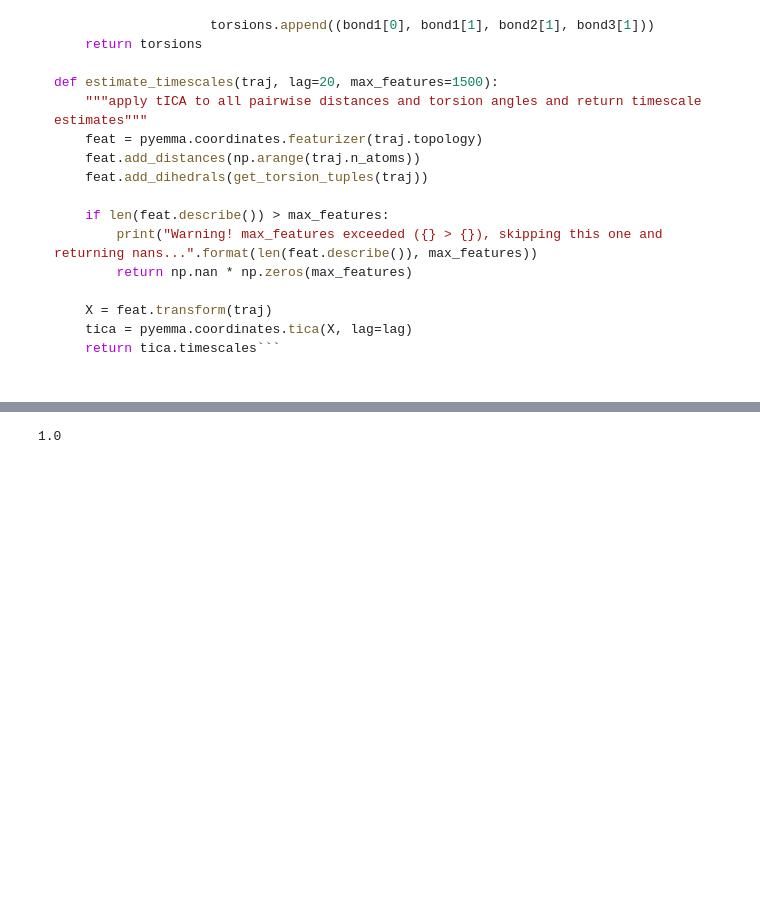
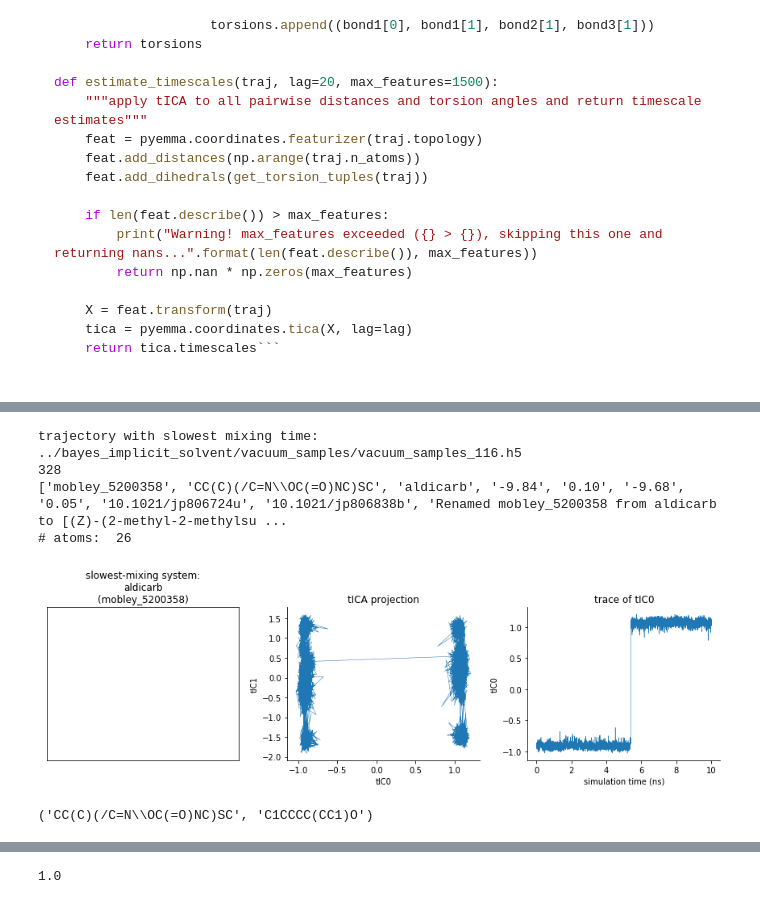
Before and after one commit to openforcefield/bayes-implicit-solvent, a Jupyter notebook: notebooks/assessing whether 10ns gas-phase configuration sampling was sufficient.ipynb, the cells around one changed output, grey strips where cells are left out. Saved outputs shown, nothing was run; the diff lists cells and outputs as text; code cells hidden in the pictures; blank space fills up the shorter version.

```diff
--- a/notebooks/assessing whether 10ns gas-phase configuration sampling was sufficient.ipynb
+++ b/notebooks/assessing whether 10ns gas-phase configuration sampling was sufficient.ipynb
@@ -86,0 +136,76 @@ Text(0.5,1,'estimated mixing times as a fraction of simulation length')
+# %%
+# Let's look more closely at the slowest-mixing system
+from bayes_implicit_solvent.solvation_free_energy import smiles_list, db
+filename_index_of_slowest_one = np.argmax(mixing_times)
+
+def parse_index_from_fname(fname):
+    fname = fname.split('_')[-1]
+    return int(fname[:fname.find('.h5')])
+
+print('trajectory with slowest mixing time: ', traj_names[filename_index_of_slowest_one])
+
+index_of_slowest_one = parse_index_from_fname(traj_names[filename_index_of_slowest_one])
+
+smiles = smiles_list[index_of_slowest_one]
+for i in range(len(db)):
+    if db[i][1] == smiles:
+        print(i)
+        print(db[i])
+        break
+db_id, name = db[i][0], db[i][2]
+traj = md.load(traj_names[filename_index_of_slowest_one])
+pairs = get_pairs(np.arange(traj.n_atoms))
+
+feat = pyemma.coordinates.featurizer(traj.topology)
+feat.add_distances(pairs)
+
+X = feat.transform(traj)
+tica = pyemma.coordinates.tica(X, lag=20)
+y = tica.get_output()[0]
+
+
+plt.figure(figsize=(12,4))
+
+# placeholder for chemical structure
+ax = plt.subplot(1,3,1)
+plt.plot(np.nan, np.nan)
+plt.xticks([])
+plt.yticks([])
+plt.title('slowest-mixing system:\n{}\n({})'.format(name, db_id))
+
+ax = plt.subplot(1,3,2)
+
+plt.plot(y[:,0], y[:,1], linewidth=0.5)
+plt.xlabel('tIC0')
+plt.ylabel('tIC1')
+plt.title('tICA projection')
+
+ax.spines['top'].set_visible(False)
+ax.spines['right'].set_visible(False)
+
+
+ax = plt.subplot(1,3,3)
+
+t = np.arange(len(y)) * thinning_interval / unit.nanosecond
+plt.plot(t, y[:,0], linewidth=0.5)
+plt.xlabel('simulation time (ns)')
+plt.ylabel('tIC0')
+plt.title('trace of tIC0')
+
+ax.spines['top'].set_visible(False)
+ax.spines['right'].set_visible(False)
+
+plt.tight_layout()
+
+print('# atoms: ', traj.n_atoms)
+plt.savefig('slowest-mixing-tica-projection.png', dpi=300, bbox_inches='tight')
+# %% [output]
+trajectory with slowest mixing time:  ../bayes_implicit_solvent/vacuum_samples/vacuum_samples_116.h5
+328
+['mobley_5200358', 'CC(C)(/C=N\\OC(=O)NC)SC', 'aldicarb', '-9.84', '0.10', '-9.68', '0.05', '10.1021/jp806724u', '10.1021/jp806838b', 'Renamed mobley_5200358 from aldicarb to [(Z)-(2-methyl-2-methylsu ...
+# atoms:  26
+[figure, added]
+# %%
+smiles_list[index_of_slowest_one], smiles_list[i]
+# %% [output]
+('CC(C)(/C=N\\OC(=O)NC)SC', 'C1CCCC(CC1)O')
```
Also changed, not shown: parts of 34 cells of this notebook, 35 other files.
